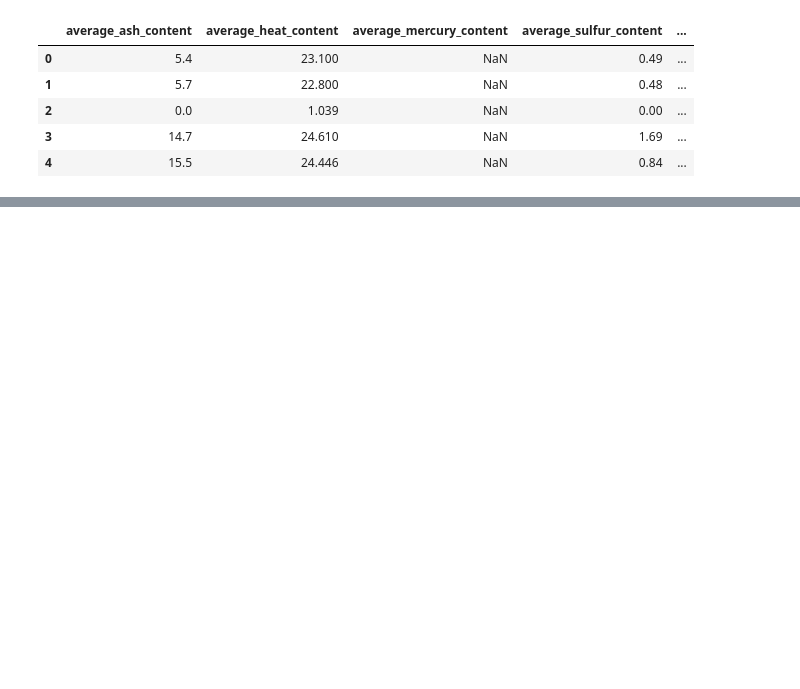
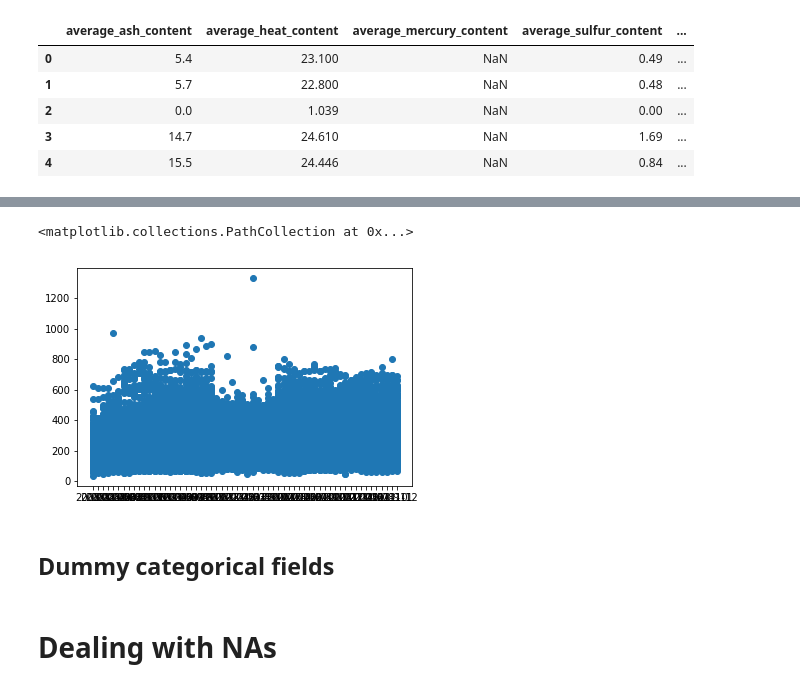
Before and after one commit to ortsed/eia-fuel-costs, a Jupyter notebook: 2-Preliminary-Analysis.ipynb, the cells around one changed output, grey strips where cells are left out. Drawn from its saved outputs; the diff is of its cells as text; code cells hidden in the pictures; blank space fills up the shorter version.

Commit message:
Completed import of additional data, coal analysis, data cleaning part 2, begin natural gas analysis

```diff
--- a/2-Preliminary-Analysis.ipynb
+++ b/2-Preliminary-Analysis.ipynb
@@ -94,0 +90,2 @@ cols = X.design_info.column_names
+# %%
+df["year_month"] = df.apply(lambda x: str(x["year"]) + "-" + str(x["month"]), axis=1)
@@ -94,0 +95,9 @@ cols = X.design_info.column_names
+# %%
+df_temp = df[(df["fuel_cost"] <100000) & (df["fuel_group"] == "Coal") & (df["contract_type"] == "C")].copy()
+# %%
+plt.scatter(df_temp["year_month"], df_temp["fuel_cost"])
+# %% [output]
+<matplotlib.collections.PathCollection at 0x...>
+[figure, added]
+# %% [markdown]
+## Dummy categorical fields
@@ -94,0 +110,2 @@ cols = X.design_info.column_names
+# %% [markdown]
+# Dealing with NAs
```
Also changed, not shown: parts of 45 cells of this notebook, 8 other files.
